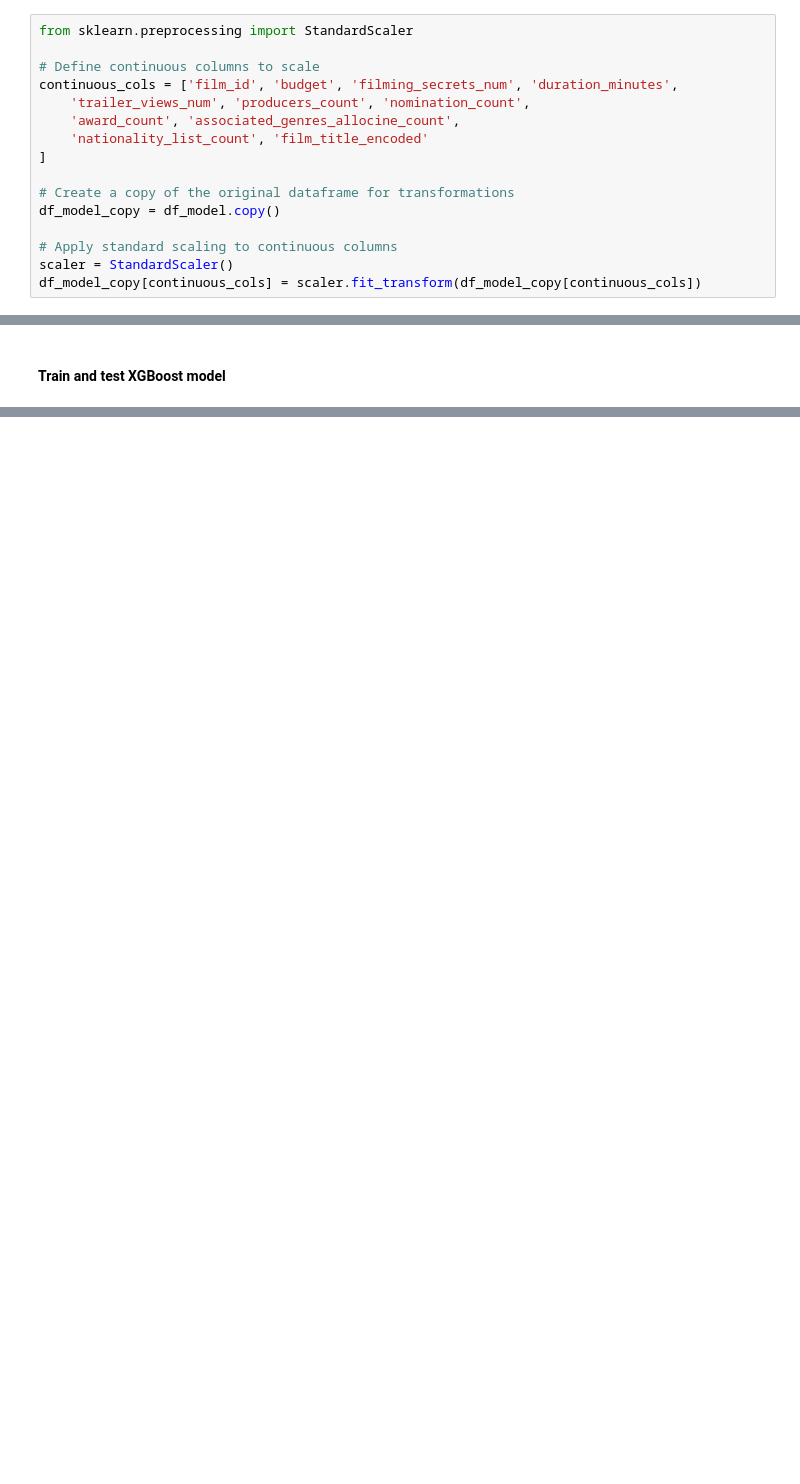
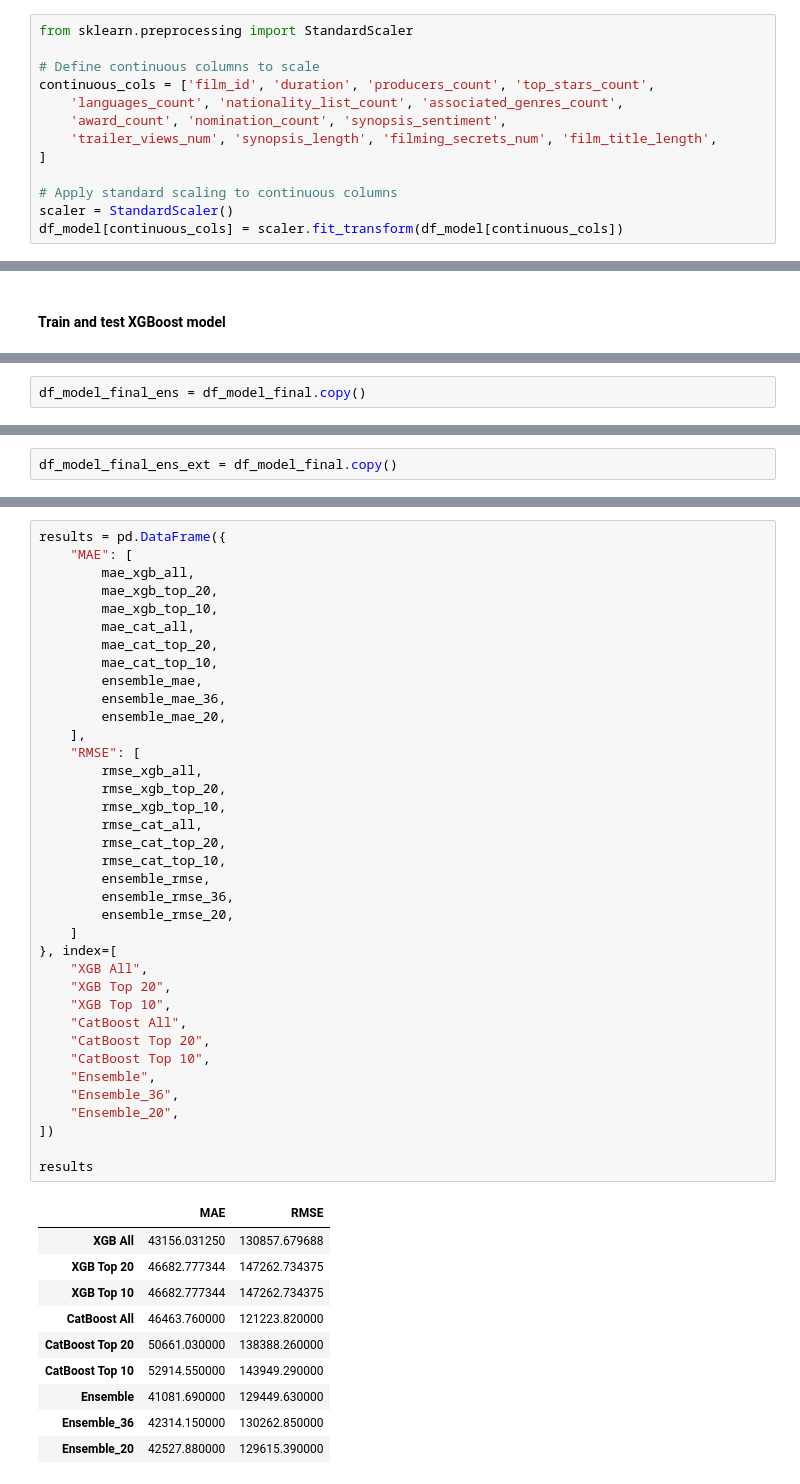
Before and after one commit to MichAdebayo/new-is-always-better, a Jupyter notebook: machine_learning/allocine_data_model.ipynb, the cells around one changed output, grey strips where cells are left out. Saved outputs shown, nothing was run; the diff lists cells and outputs as text; blank space fills up the shorter version.

```diff
--- a/machine_learning/allocine_data_model.ipynb
+++ b/machine_learning/allocine_data_model.ipynb
@@ -501,15 +454,12 @@ df_model.drop(['film_title'], axis=1, inplace=True)
 from sklearn.preprocessing import StandardScaler
 
 # Define continuous columns to scale
-continuous_cols = ['film_id', 'budget', 'filming_secrets_num', 'duration_minutes',
-    'trailer_views_num', 'producers_count', 'nomination_count',
-    'award_count', 'associated_genres_allocine_count',
-    'nationality_list_count', 'film_title_encoded'
+continuous_cols = ['film_id', 'duration', 'producers_count', 'top_stars_count',
+    'languages_count', 'nationality_list_count', 'associated_genres_count',
+    'award_count', 'nomination_count', 'synopsis_sentiment',
+    'trailer_views_num', 'synopsis_length', 'filming_secrets_num', 'film_title_length',
 ]
-
-# Create a copy of the original dataframe for transformations
-df_model_copy = df_model.copy()
 
 # Apply standard scaling to continuous columns
 scaler = StandardScaler()
-df_model_copy[continuous_cols] = scaler.fit_transform(df_model_copy[continuous_cols])
+df_model[continuous_cols] = scaler.fit_transform(df_model[continuous_cols])
@@ -740,0 +1108,2 @@ Training terminated CSV successfully!
+# %%
+df_model_final_ens = df_model_final.copy()
@@ -817,0 +1284,2 @@ Training terminated successfully!
+# %%
+df_model_final_ens_ext = df_model_final.copy()
@@ -817,0 +1578,48 @@ Training terminated successfully!
+# %%
+results = pd.DataFrame({
+    "MAE": [
+        mae_xgb_all,
+        mae_xgb_top_20,
+        mae_xgb_top_10,
+        mae_cat_all,
+        mae_cat_top_20,
+        mae_cat_top_10,
+        ensemble_mae,
+        ensemble_mae_36,
+        ensemble_mae_20,
+    ],
+    "RMSE": [
+        rmse_xgb_all,
+        rmse_xgb_top_20,
+        rmse_xgb_top_10,
+        rmse_cat_all,
+        rmse_cat_top_20,
+        rmse_cat_top_10,
+        ensemble_rmse,
+        ensemble_rmse_36,
+        ensemble_rmse_20,
+    ]
+}, index=[
+    "XGB All",
+    "XGB Top 20",
+    "XGB Top 10",
+    "CatBoost All",
+    "CatBoost Top 20",
+    "CatBoost Top 10",
+    "Ensemble",
+    "Ensemble_36",
+    "Ensemble_20",
+])
+
+results
+# %% [output]
+|  | MAE | RMSE |
+| XGB All | 43156.031250 | 130857.679688 |
+| XGB Top 20 | 46682.777344 | 147262.734375 |
+| XGB Top 10 | 46682.777344 | 147262.734375 |
+| CatBoost All | 46463.760000 | 121223.820000 |
+| CatBoost Top 20 | 50661.030000 | 138388.260000 |
+| CatBoost Top 10 | 52914.550000 | 143949.290000 |
+| Ensemble | 41081.690000 | 129449.630000 |
+| Ensemble_36 | 42314.150000 | 130262.850000 |
+| Ensemble_20 | 42527.880000 | 129615.390000 |
```
Also changed, not shown: parts of 57 cells of this notebook, 2 other files.
